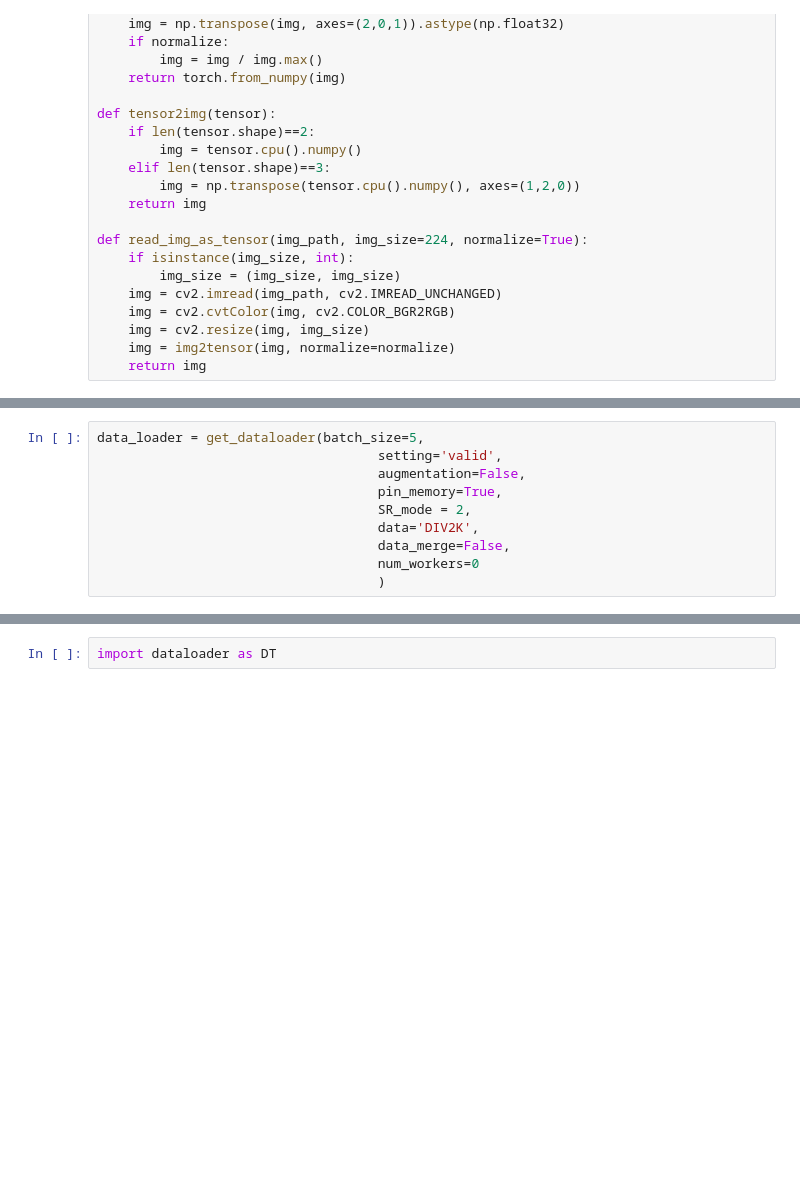
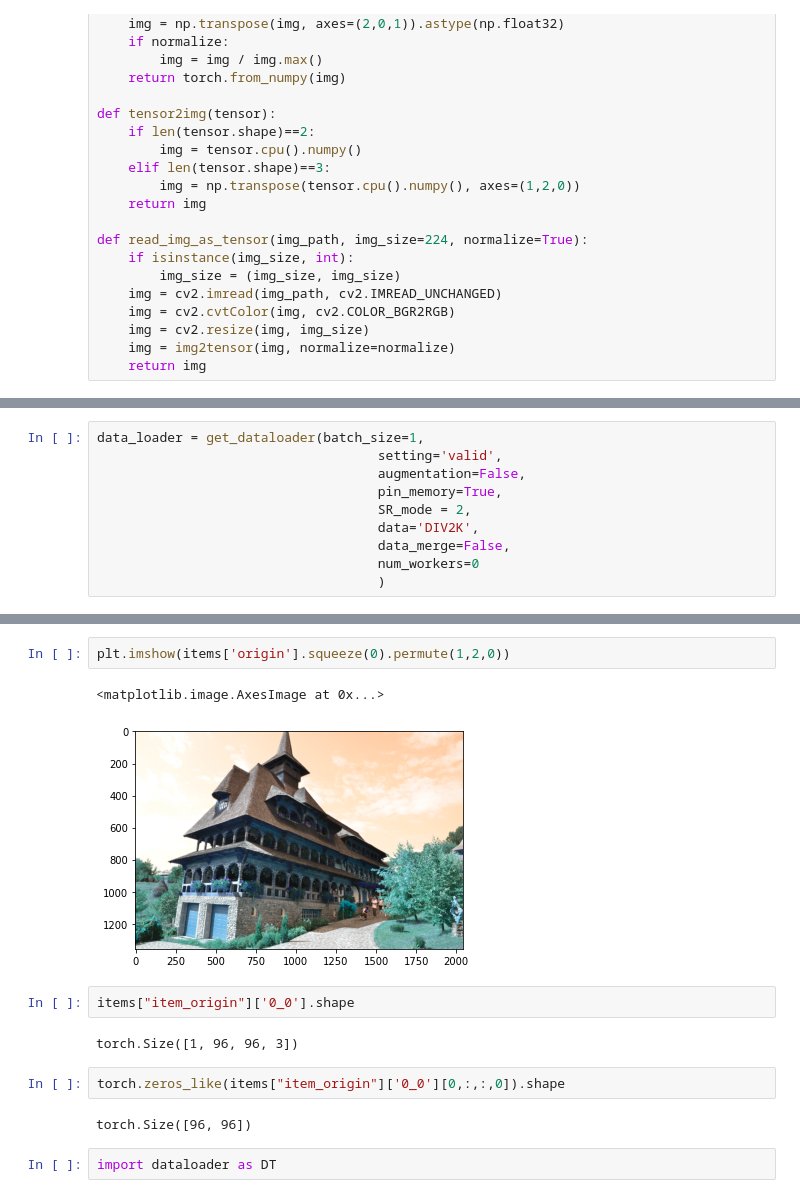
Before and after one commit to coffeetumbler/Transformer-for-SR, a Jupyter notebook: utils/local_dataloader_test.ipynb, the cells around one changed output, grey strips where cells are left out. Drawn from its saved outputs; the diff is of its cells as text; blank space fills up the shorter version.

Commit message:
8.17 validation loader working

```diff
--- a/utils/local_dataloader_test.ipynb
+++ b/utils/local_dataloader_test.ipynb
@@ -100,7 +101,7 @@ from torchvision.transforms import Normalize
 
 from dataloader import get_dataloader
 # %%
-data_loader = get_dataloader(batch_size=5,
+data_loader = get_dataloader(batch_size=1,
                                     setting='valid',
                                     augmentation=False,
                                     pin_memory=True,
@@ -125,3 +172,16 @@ len(items['item_origin'].keys())
+# %%
+plt.imshow(items['origin'].squeeze(0).permute(1,2,0))
+# %% [output]
+<matplotlib.image.AxesImage at 0x...>
+[figure, added]
+# %%
+items["item_origin"]['0_0'].shape
+# %% [output]
+torch.Size([1, 96, 96, 3])
+# %%
+torch.zeros_like(items["item_origin"]['0_0'][0,:,:,0]).shape
+# %% [output]
+torch.Size([96, 96])
 # %%
 import dataloader as DT
 # %%
```
Also changed, not shown: parts of 11 cells of this notebook, 1 other file.
